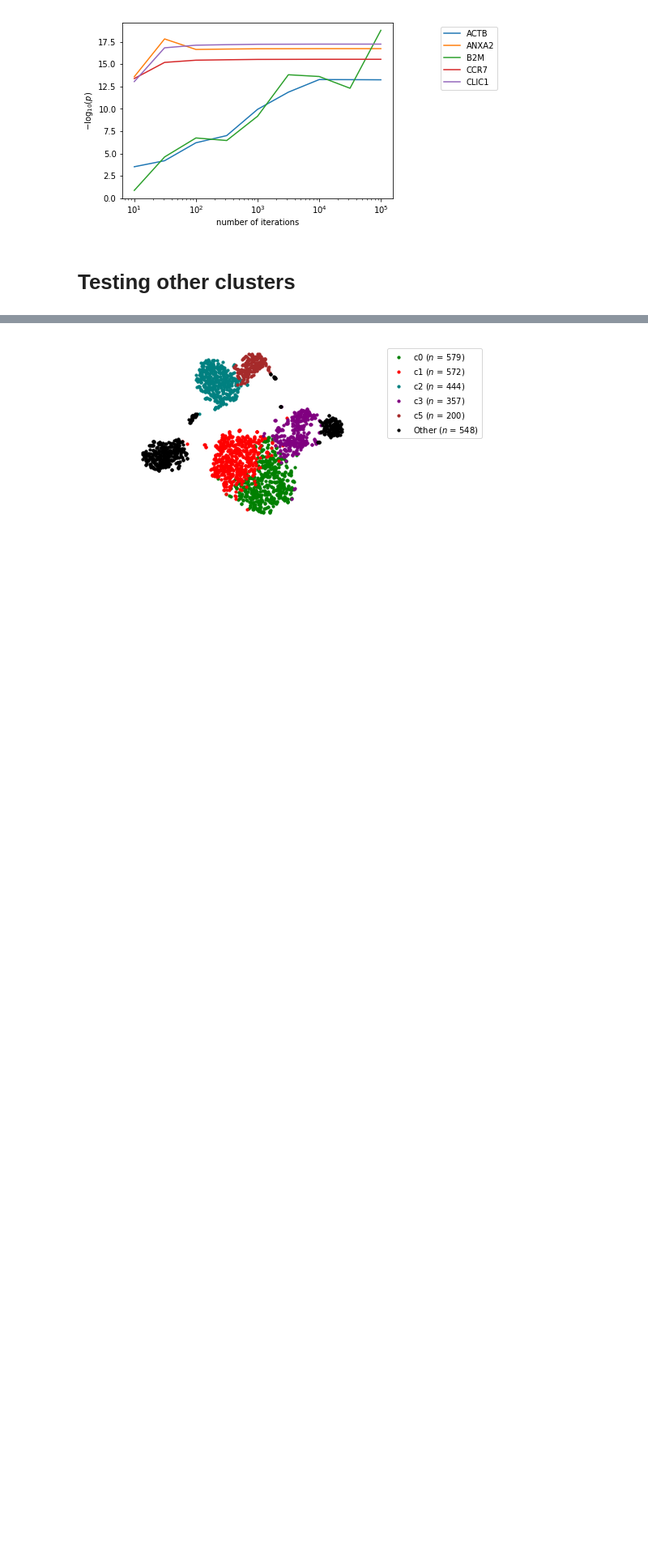
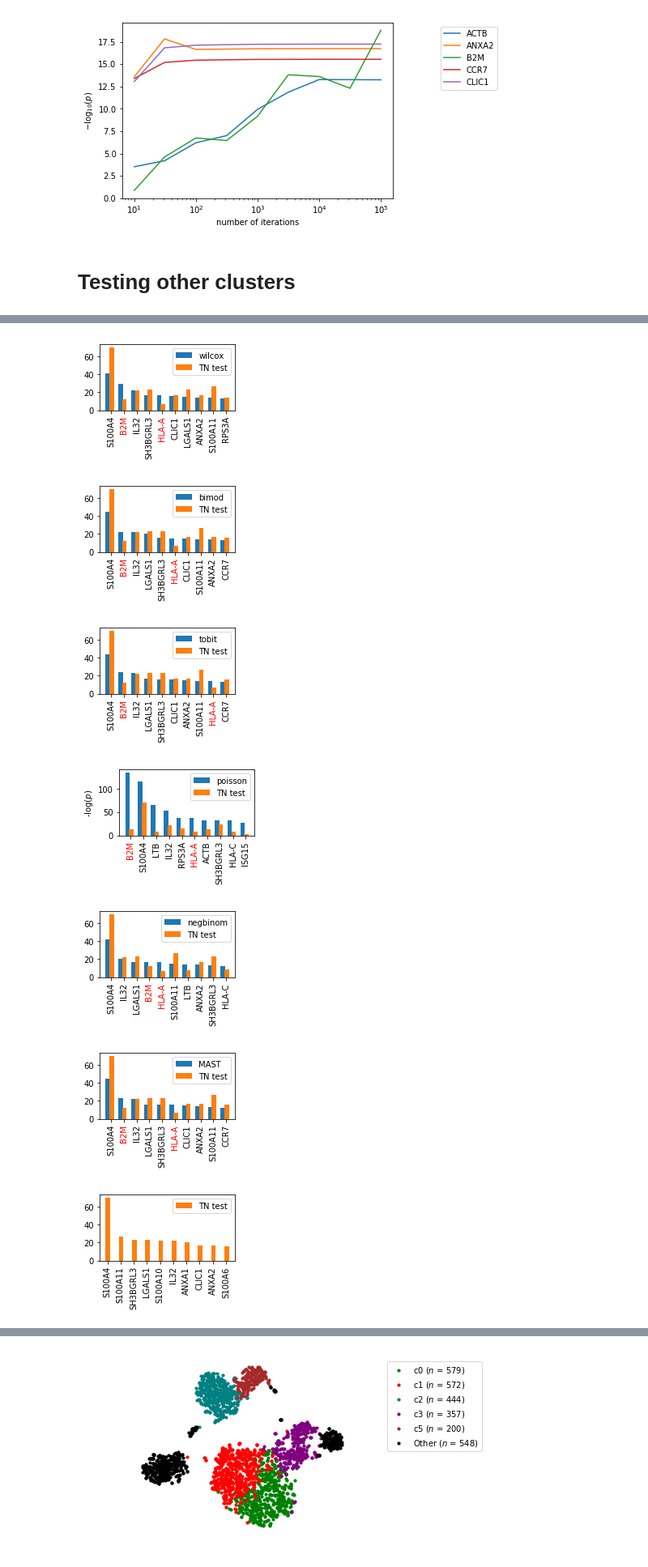
Before and after one commit to jessemzhang/tn_test, a Jupyter notebook: experiments/experiments_pbmc3k.ipynb, the cells around one changed output, grey strips where cells are left out. Shown at 81% size. Drawn from its saved outputs; the diff is of its cells as text; code cells hidden in the pictures; blank space fills up the shorter version.

Commit message:
getting p values for all genes

```diff
--- a/experiments/experiments_pbmc3k.ipynb
+++ b/experiments/experiments_pbmc3k.ipynb
@@ -396,0 +372,13 @@ t
+# %%
+np.random.seed(0)
+ident0, ident1 = 0, 1
+_ = compare_clusters_multiple_runs_less_genes(ident0, ident1)
+p_tn = compare_clusters_tn_test(ident0, ident1)
+
+ngenes = 10
+genes_to_view = ['S100A4', 'S100A11', 'B2M', 'HLA-A']
+genes_to_mark_red = ['B2M', 'HLA-A']
+tsne_select2(ident0, ident1)
+create_and_save_visualization(p_tn, ident0, ident1, genes_to_view,
+                              genes_to_mark_red=genes_to_mark_red, ngenes=ngenes)
+# %% [output]
@@ -397,3 +414,10 @@ t
+[figure, added]
+[figure, added]
+[figure, added]
+[figure, added]
+[figure, added]
+[figure, added]
+[figure, added]
 # %%
 np.random.seed(0)
 ident0, ident1 = 1, 3
```
Also changed, not shown: parts of 12 cells of this notebook.
